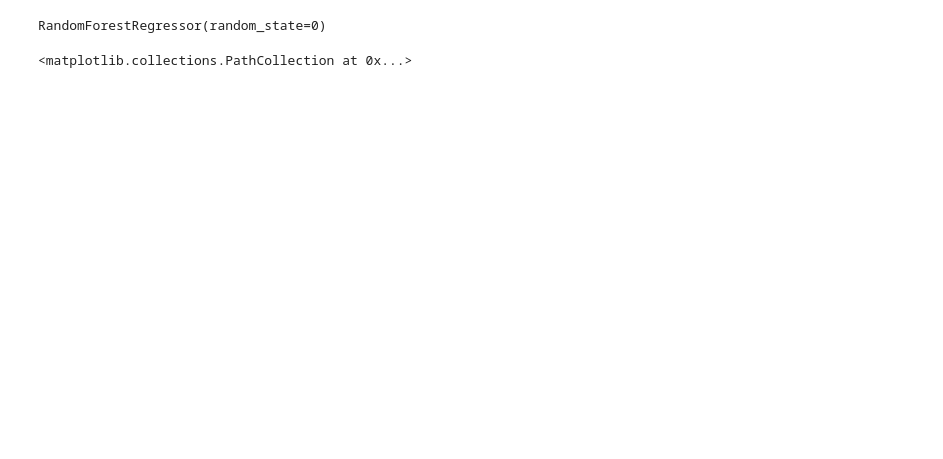
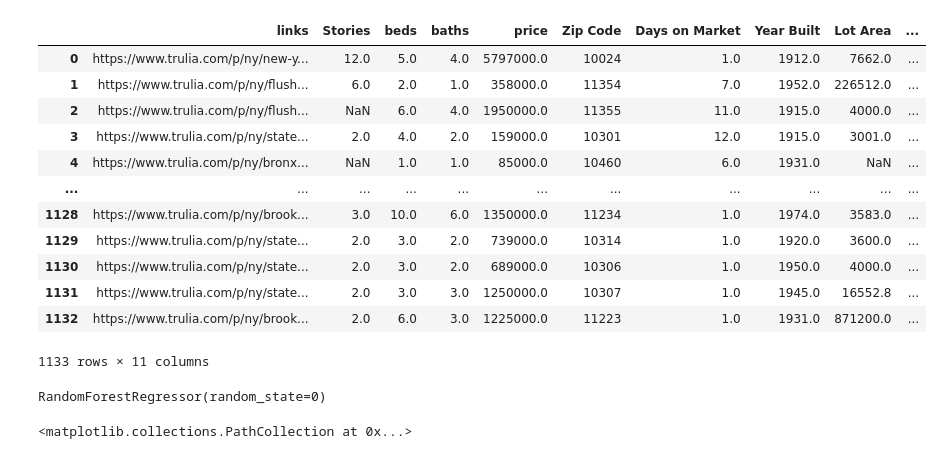
Before and after one commit to ethanstanley/Real-Estate-Predictor, a Jupyter notebook: house_value_model.ipynb, the cells around one changed output. Drawn from its saved outputs; the diff is of its cells as text; code cells hidden in the pictures; blank space fills up the shorter version.

```diff
--- a/house_value_model.ipynb
+++ b/house_value_model.ipynb
@@ -16,0 +87,16 @@ data = pd.concat([data, one_hot_encode_property ], axis=1).drop('Property Type',
+# %%
+data
+# %% [output]
+|  | links | Stories | beds | baths | price | Zip Code | Days on Market | Year Built | Lot Area | ... |
+| 0 | https://www.trulia.com/p/ny/new-y... | 12.0 | 5.0 | 4.0 | 5797000.0 | 10024 | 1.0 | 1912.0 | 7662.0 | ... |
+| 1 | https://www.trulia.com/p/ny/flush... | 6.0 | 2.0 | 1.0 | 358000.0 | 11354 | 7.0 | 1952.0 | 226512.0 | ... |
+| 2 | https://www.trulia.com/p/ny/flush... | NaN | 6.0 | 4.0 | 1950000.0 | 11355 | 11.0 | 1915.0 | 4000.0 | ... |
+| 3 | https://www.trulia.com/p/ny/state... | 2.0 | 4.0 | 2.0 | 159000.0 | 10301 | 12.0 | 1915.0 | 3001.0 | ... |
+| 4 | https://www.trulia.com/p/ny/bronx... | NaN | 1.0 | 1.0 | 85000.0 | 10460 | 6.0 | 1931.0 | NaN | ... |
+| ... | ... | ... | ... | ... | ... | ... | ... | ... | ... | ... |
+| 1128 | https://www.trulia.com/p/ny/brook... | 3.0 | 10.0 | 6.0 | 1350000.0 | 11234 | 1.0 | 1974.0 | 3583.0 | ... |
+| 1129 | https://www.trulia.com/p/ny/state... | 2.0 | 3.0 | 2.0 | 739000.0 | 10314 | 1.0 | 1920.0 | 3600.0 | ... |
+| 1130 | https://www.trulia.com/p/ny/state... | 2.0 | 3.0 | 2.0 | 689000.0 | 10306 | 1.0 | 1950.0 | 4000.0 | ... |
+| 1131 | https://www.trulia.com/p/ny/state... | 2.0 | 3.0 | 3.0 | 1250000.0 | 10307 | 1.0 | 1945.0 | 16552.8 | ... |
+| 1132 | https://www.trulia.com/p/ny/brook... | 2.0 | 6.0 | 3.0 | 1225000.0 | 11223 | 1.0 | 1931.0 | 871200.0 | ... |
+1133 rows × 11 columns
```
Also changed, not shown: parts of 13 cells of this notebook, 1 other file.
